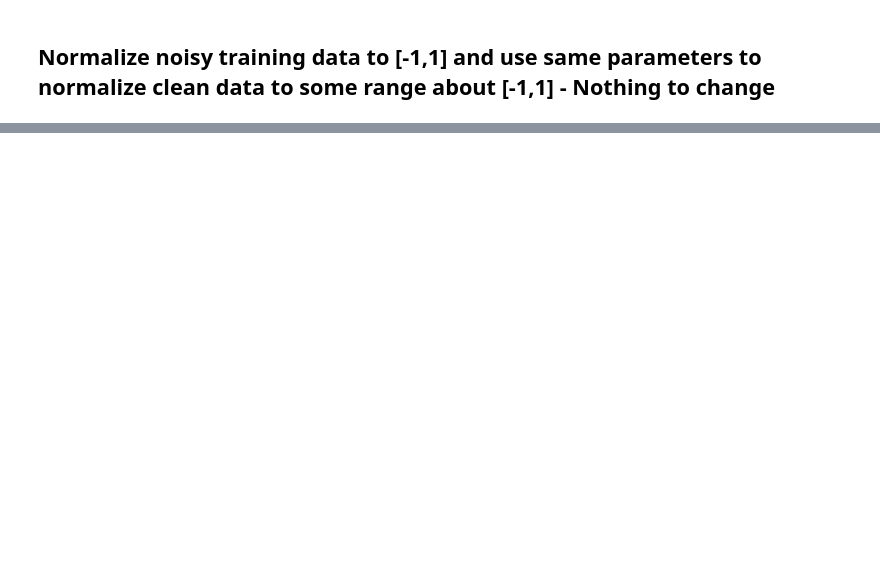
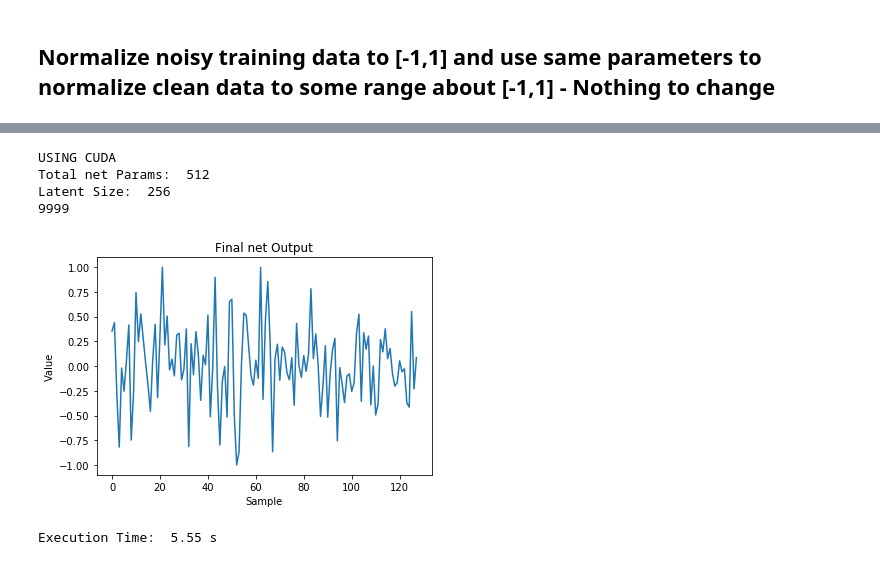
Before and after one commit to Sriram-Ravula/Sine_DIP, a Jupyter notebook: Single-Layer_Testing_II.ipynb, the cells around one changed output, grey strips where cells are left out. Drawn from its saved outputs; the diff is of its cells as text; code cells hidden in the pictures; blank space fills up the shorter version.

```diff
--- a/Single-Layer_Testing_II.ipynb
+++ b/Single-Layer_Testing_II.ipynb
@@ -250,0 +248,69 @@ Execution Time:  0.38 s
+# %%
+INPUT_LEN = 8 # input len
+INPUT_CHANS = 32 #number of channels in our input
+#########################################################
+if INPUT_LEN == 1:
+    net = DCGAN1(input_chans = INPUT_CHANS, output_chans = OUTPUT_CHANS)
+elif INPUT_LEN == 8:
+    net = DCGAN2(input_chans = INPUT_CHANS, output_chans = OUTPUT_CHANS)
+elif INPUT_LEN == 32:
+    net = DCGAN3(input_chans = INPUT_CHANS, output_chans = OUTPUT_CHANS)
+
+if CUDA:
+    net.cuda()
+    print("USING CUDA")
+else:
+    print("RUNNING ON CPU")
+
+allparams = [x for x in net.parameters()]
+
+z = Variable(torch.zeros(INPUT_LEN * INPUT_CHANS).type(dtype).view(1,INPUT_CHANS,INPUT_LEN))
+z.data.normal_().type(dtype)
+
+optim = torch.optim.RMSprop(allparams,lr=LR,momentum=MOM, weight_decay=WD)
+
+mse = torch.nn.MSELoss().type(dtype)
+
+pytorch_total_params = sum(p.numel() for p in net.parameters() if p.requires_grad)
+print("Total net Params: ", pytorch_total_params)
+
+print("Latent Size: ", INPUT_LEN*INPUT_CHANS)
+#########################################################
+
+mse_log_true = np.zeros((NUM_ITER))
+mse_log_noisy = np.zeros((NUM_ITER))
+
+start = time.time()
+
+for i in range(NUM_ITER):
+    optim.zero_grad()
+    out = net(z)
+
+    loss = mse(out, y)
+
+    wave = out[0].detach().reshape(-1, OUTPUT_CHANS).cpu().numpy()
+
+    mse_log_true[i] = np.mean((np.squeeze(y0) - np.squeeze(wave))**2)
+    mse_log_noisy[i] = np.mean((np.squeeze(y1) - np.squeeze(wave))**2)
+
+    if i == NUM_ITER - 1:
+        print(i)
+
+        plt.plot(X_OUTPUT, wave)
+        plt.xlabel("Sample")
+        plt.ylabel("Value")
+        plt.title("Final net Output")
+        plt.show()
+
+    loss.backward()
+    optim.step()
+
+end = time.time()
+print("Execution Time: ", round(end-start, 2), "s")
+# %% [output]
+USING CUDA
+Total net Params:  512
+Latent Size:  256
+9999
+[figure, added]
+Execution Time:  5.55 s
```
Also changed, not shown: parts of 23 cells of this notebook, 1 other file.
